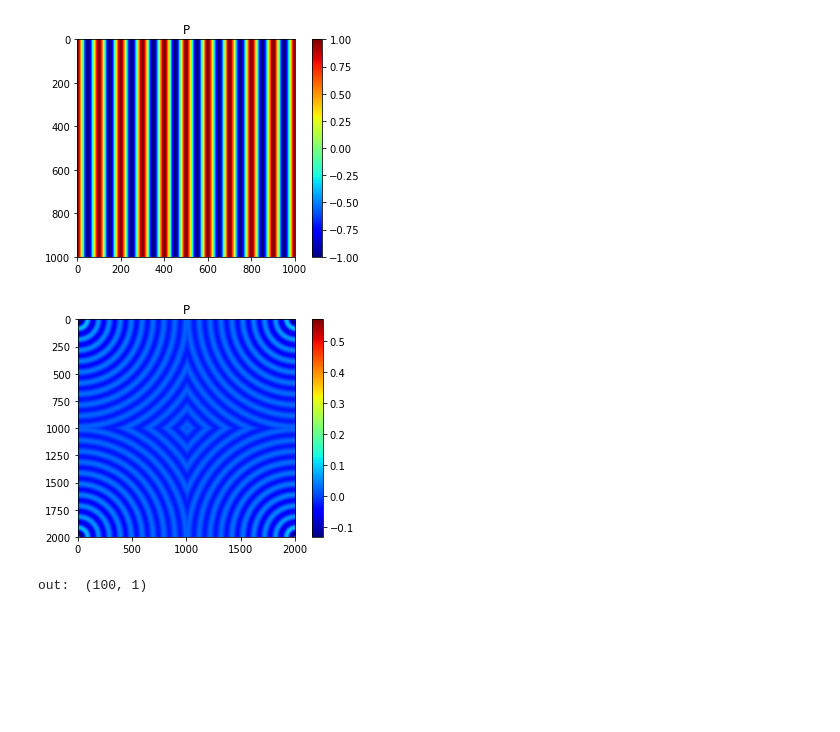
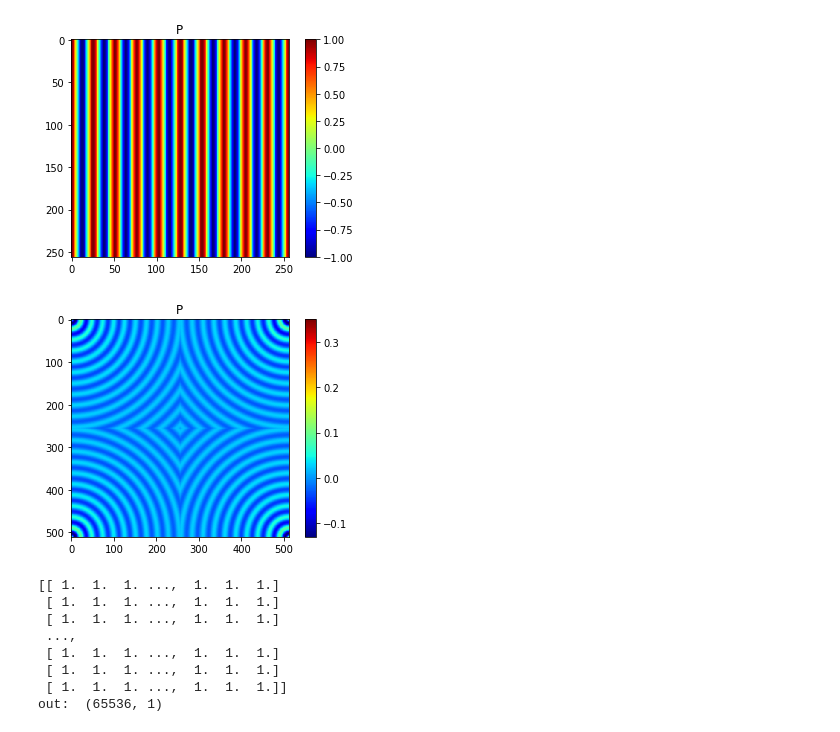
Before and after one commit to archilless/Minin, a Jupyter notebook: project.ipynb, the cells around one changed output. Cells and saved outputs as stored; diff of their text form; code cells hidden in the pictures; blank space fills up the shorter version.

```diff
--- a/project.ipynb
+++ b/project.ipynb
@@ -31,7 +31,7 @@ def get_toeplitz_mat(ij_block):
     return T
 
 def G_matvec(vec,k):
-    #print(vec.shape)
+    #print(vec)
     size = int(np.sqrt(vec.shape[0]))
     G_block = get_green_matrix(k,size)
     G = get_toeplitz_mat(G_block)
@@ -51,10 +51,10 @@ def matvec(x,mask,k,e):
     x = x.reshape((-1,1))
     size = x.shape[0]
     eps = (e-1)*mask.reshape((-1,1))+1
-    #print(eps.reshape(-1,mask.shape[0]))
+    print(eps.reshape(-1,mask.shape[0]))
     chi = k**2*(eps - 1)
     #print(x,diag)
-    return x-1/((size-1)**2)*G_matvec(x*chi,k)
+    return x+1/((size-1)**2)*G_matvec(x*chi,k)
 
 def visualize(data,title = ""):
     plt.title(title)
@@ -62,37 +62,44 @@ def visualize(data,title = ""):
     plt.colorbar(neg)
     plt.show()
 
 def get_plane_wave(E0,k,size):
     y,x = np.mgrid[:size, :size]
     E = E0*np.exp(-1j*k*x)
     return(E)
 
 def solve(E,eps0,eps1):
     return E
 
 
 #print(circular_mask(10))
 
-size = 1000
+size = 256
 k  = 2*np.pi/(size/10)
 E = get_plane_wave(1,k,size)
 #print(E.real)
 visualize(E.real,"P")
 G = get_toeplitz_mat(get_green_matrix(k,size))
 visualize(G.real,"P")
 
-size = 10
-e = 2.25
+size = 256
+e = -100#2.25
 A = np.random.randint(2,size = (size,size))
 #print(A)
 vec = np.ones(size**2).reshape(-1,1)
 mask = empty_mask(A.shape[0])
 mask = circular_mask(A.shape[0])
 #matvec(vec,mask,k,0.001)
 x = matvec(vec,mask,k,0.001)
 #print(x.reshape(-1,A.shape[0]))
 # %% [output]
-[figure, old version]
+[figure, new version]
-[figure, old version]
+[figure, new version]
-out:  (100, 1)
+[[ 1.  1.  1. ...,  1.  1.  1.]
+ [ 1.  1.  1. ...,  1.  1.  1.]
+ [ 1.  1.  1. ...,  1.  1.  1.]
+ ...,
+ [ 1.  1.  1. ...,  1.  1.  1.]
+ [ 1.  1.  1. ...,  1.  1.  1.]
+ [ 1.  1.  1. ...,  1.  1.  1.]]
+out:  (65536, 1)
 # %%
```
Also changed, not shown: parts of 1 cell of this notebook.
